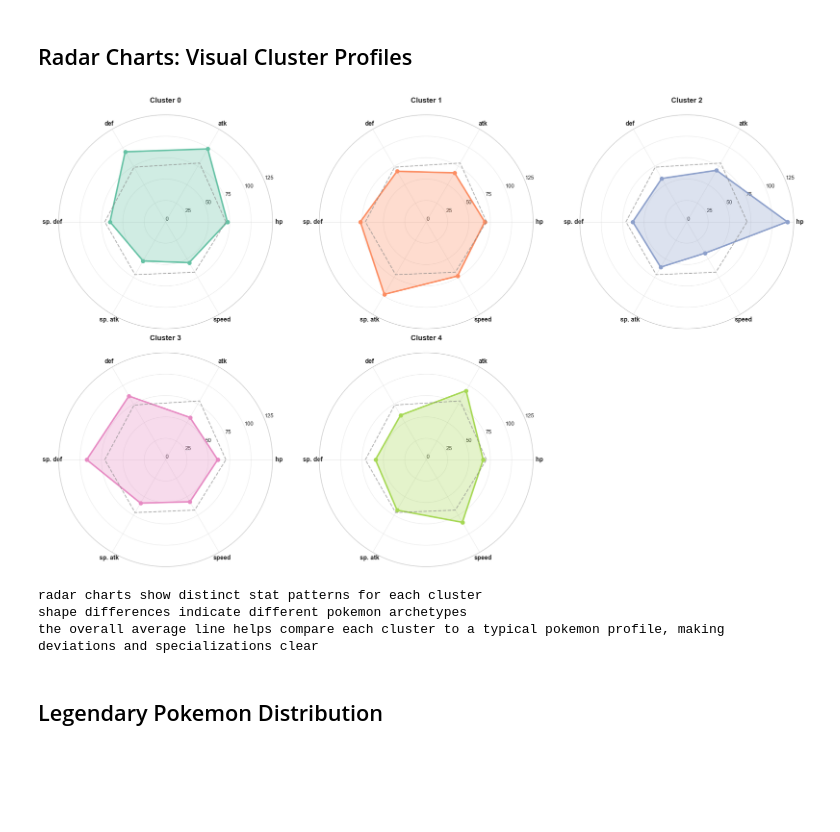
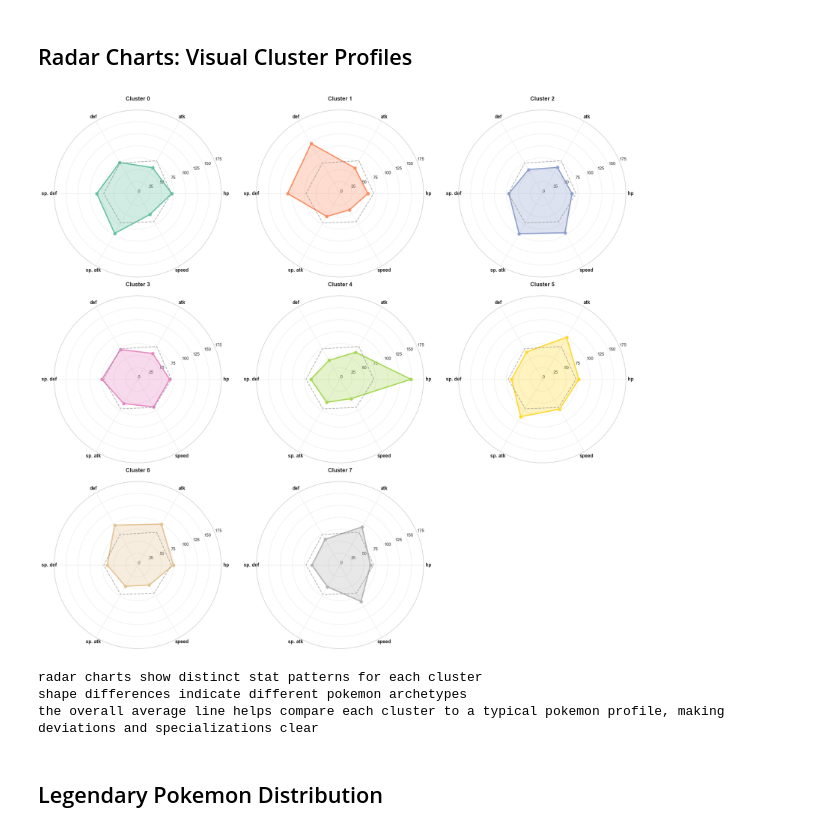
Before and after one commit to Redseba/Team-Rocket-Research, a Jupyter notebook: 3_clustering_analysis.ipynb, the cells around one changed output. Drawn from its saved outputs; the diff is of its cells as text; code cells hidden in the pictures; blank space fills up the shorter version.

```diff
--- a/3_clustering_analysis.ipynb
+++ b/3_clustering_analysis.ipynb
@@ -112,17 +112,32 @@ for k in K_range:
 
 # plot elbow curve
 plt.figure(figsize=(12, 6))
-plt.plot(K_range, inertias, 'o-', color=presentation_palette[0], linewidth=2, markersize=8)
+# plot all points except k=8
+for i, (k, inertia) in enumerate(zip(K_range, inertias)):
+    if k == 8:
+        plt.plot(k, inertia, 'o', color=presentation_palette[1], markersize=10, label='k=8')
+    else:
+        plt.plot(k, inertia, 'o', color=presentation_palette[0], markersize=8)
+plt.plot(K_range, inertias, '-', color=presentation_palette[0], linewidth=2)
+
 plt.xlabel('number of clusters (k)', fontsize=12)
 plt.ylabel('inertia (within-cluster sum of squares)', fontsize=12)
 plt.title('elbow method for optimal k', fontsize=14, fontweight='bold')
-plt.grid(True, alpha=0.3)
+
+# remove grid
+ax = plt.gca()
+ax.spines['left'].set_visible(False)
+ax.spines['right'].set_visible(False)
+ax.spines['top'].set_visible(False)
+ax.spines['bottom'].set_visible(False)
+plt.grid(False)
 plt.xticks(K_range)
 
 # add value labels for all points
 for i, (k, inertia) in enumerate(zip(K_range, inertias)):
     plt.text(k, inertia + 0.5, f'{inertia:.1f}', ha='center', va='bottom', fontsize=8, fontweight='bold')
 
+plt.legend()
 plt.tight_layout()
 plt.savefig('figures/clustering/elbow_method.png', dpi=800, bbox_inches='tight')
 plt.show()
@@ -226,8 +165,7 @@ chosen k for archetypes: 5 (score=0.1969)
 # %% [markdown]
 ## KMeans Clustering with Optimal K
 # %%
-# use optimal k from silhouette analysis
-optimal_k = best_k
+optimal_k = 8
 
 # perform specialization-based kmeans clustering
 kmeans = KMeans(n_clusters=optimal_k, random_state=42, n_init=10)
@@ -470,7 +417,7 @@ overall_avg = df[base_stats_radar].mean()
 # set fixed radar chart limits and ticks for all clusters
 min_stat = 0
 max_stat = 125
-radar_ticks = np.arange(0, 126, 25)
+radar_ticks = np.arange(0, 200, 25)
 
 # create subplots for radar charts (3 columns, very close spacing, no full graph title)
 n_cols = 3
@@ -489,34 +436,34 @@ for cluster in range(optimal_k):
     # overall average for comparison
     overall_vals = list(overall_avg.values) + [overall_avg.values[0]]
     # plot cluster
     ax.plot(angles_plot, cluster_avg_plot, 'o-', linewidth=2.5, color=presentation_palette[cluster % len(presentation_palette)])
     ax.fill(angles_plot, cluster_avg_plot, alpha=0.3, color=presentation_palette[cluster % len(presentation_palette)])
     # plot overall average
     ax.plot(angles_plot, overall_vals, '--', linewidth=1.5, color='gray', alpha=0.6)
     # axis settings
     ax.set_xticks(angles)
     ax.set_xticklabels(categories, size=10, fontweight='bold')
     ax.set_ylim(min_stat, max_stat)
     ax.set_yticks(radar_ticks)
     ax.set_yticklabels([str(int(tick)) for tick in radar_ticks], fontsize=9)
     ax.set_title(f'Cluster {cluster}', size=12, fontweight='bold', pad=20)
     ax.grid(True, alpha=0.4)
 
 # hide extra subplots if optimal_k is odd
 if optimal_k % n_cols != 0:
     for i in range(optimal_k, n_rows * n_cols):
         axes[i].axis('off')
 
 plt.subplots_adjust(wspace=0.05, hspace=0.12)
 plt.tight_layout(rect=[0, 0, 1, 1])
 plt.savefig('figures/clustering/cluster_radar_subplots.png', dpi=800, bbox_inches='tight')
 plt.show()
 
 print("radar charts show distinct stat patterns for each cluster")
 print("shape differences indicate different pokemon archetypes")
 print("the overall average line helps compare each cluster to a typical pokemon profile, making deviations and specializations clear")
 # %% [output]
-[figure, old version]
+[figure, new version]
 radar charts show distinct stat patterns for each cluster
 shape differences indicate different pokemon archetypes
 the overall average line helps compare each cluster to a typical pokemon profile, making deviations and specializations clear
```
Also changed, not shown: parts of 11 cells of this notebook, 16 other files.
